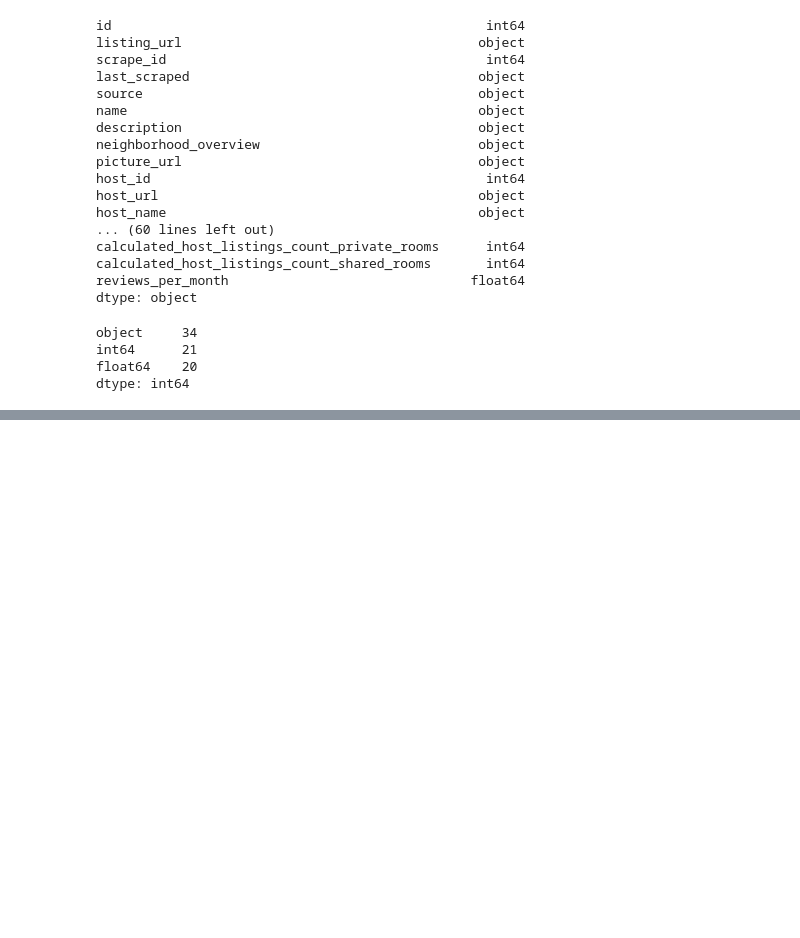
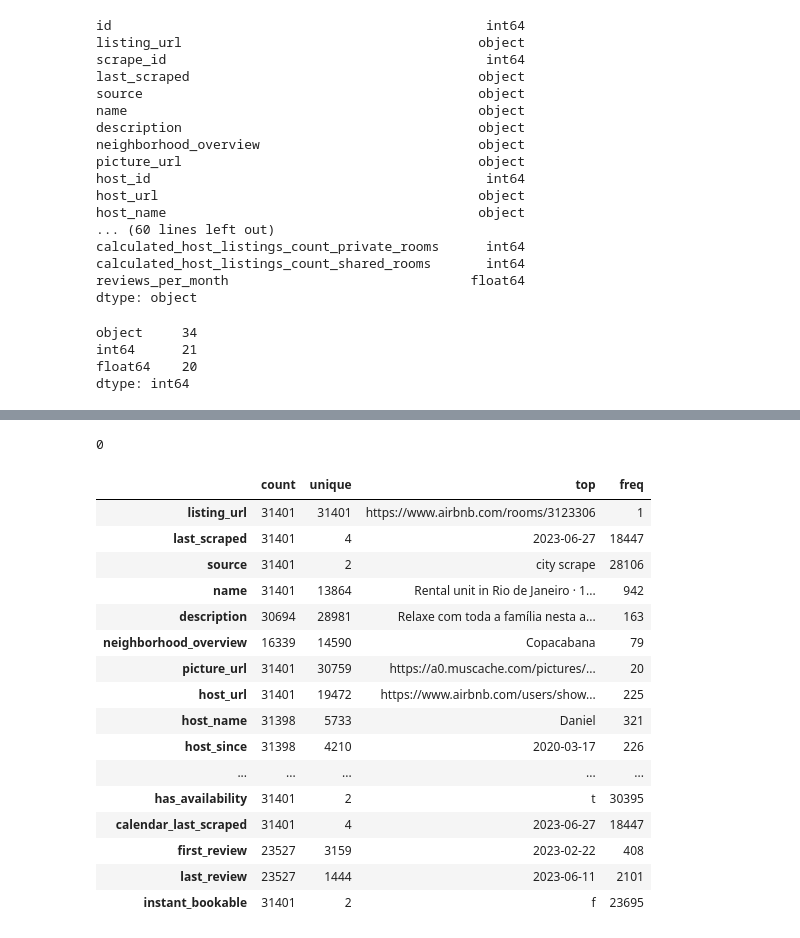
Before and after one commit to fredericmenezes/EDA-Airbnb-Rio-de-Janeiro-Project, a Jupyter notebook: eda_airbnb_rio_de_janeiro.ipynb, the cells around one changed output, grey strips where cells are left out. Saved outputs shown, nothing was run; the diff lists cells and outputs as text; code cells hidden in the pictures; blank space fills up the shorter version.

```diff
--- a/eda_airbnb_rio_de_janeiro.ipynb
+++ b/eda_airbnb_rio_de_janeiro.ipynb
@@ -152,0 +174,26 @@ dtype: int64
+# %%
+# Duplicate fields
+df_l.duplicated().sum()
+# %% [output]
+0
+# %%
+# Statistical description of the entire Dataset including categorical columns
+df_l.describe(include=['O']).T
+# %% [output]
+|  | count | unique | top | freq |
+| listing_url | 31401 | 31401 | https://www.airbnb.com/rooms/3123306 | 1 |
+| last_scraped | 31401 | 4 | 2023-06-27 | 18447 |
+| source | 31401 | 2 | city scrape | 28106 |
+| name | 31401 | 13864 | Rental unit in Rio de Janeiro · 1... | 942 |
+| description | 30694 | 28981 | Relaxe com toda a família nesta a... | 163 |
+| neighborhood_overview | 16339 | 14590 | Copacabana | 79 |
+| picture_url | 31401 | 30759 | https://a0.muscache.com/pictures/... | 20 |
+| host_url | 31401 | 19472 | https://www.airbnb.com/users/show... | 225 |
+| host_name | 31398 | 5733 | Daniel | 321 |
+| host_since | 31398 | 4210 | 2020-03-17 | 226 |
+| ... | ... | ... | ... | ... |
+| has_availability | 31401 | 2 | t | 30395 |
+| calendar_last_scraped | 31401 | 4 | 2023-06-27 | 18447 |
+| first_review | 23527 | 3159 | 2023-02-22 | 408 |
+| last_review | 23527 | 1444 | 2023-06-11 | 2101 |
+| instant_bookable | 31401 | 2 | f | 23695 |
```
Also changed, not shown: parts of 18 cells of this notebook.
